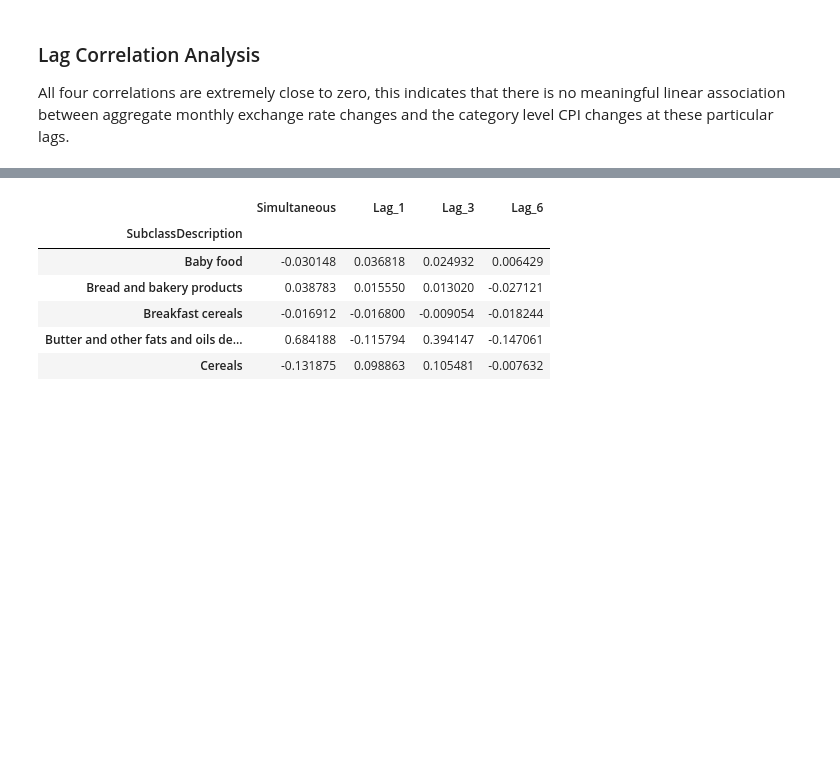
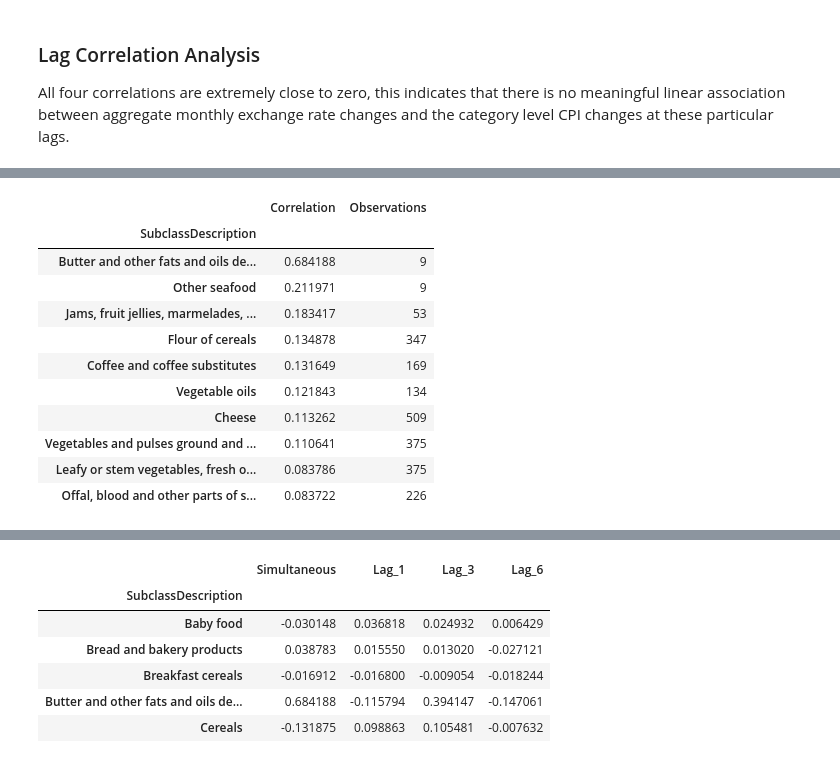
Before and after one commit to MasindiManaga/ERPT_ML_Research, a Jupyter notebook: notebooks/04_Exploratory_Data_Analysis.ipynb, the cells around one changed output, grey strips where cells are left out. Saved outputs shown, nothing was run; the diff lists cells and outputs as text; code cells hidden in the pictures; blank space fills up the shorter version.

```diff
--- a/notebooks/04_Exploratory_Data_Analysis.ipynb
+++ b/notebooks/04_Exploratory_Data_Analysis.ipynb
@@ -689,15 +689,13 @@ lag_correlations
 
 All four correlations are extremely close to zero, this indicates that there is no meaningful linear association between aggregate monthly exchange rate changes and the category level CPI changes at these particular lags.
 # %%
-# category-level correlations
+# calculate category-level correlations
 category_correlations = (
     eda_relationship
     .groupby("SubclassDescription")
     .apply(
-        lambda x: x["CPI_Change_Pct"]
-        .corr(x["ExchangeRate_Change_Pct"])
+        lambda group: group["CPI_Change_Pct"].corr(
+            group["ExchangeRate_Change_Pct"]
+        )
     )
-    .sort_values(ascending=False)
 )
-
-category_correlations.head(10)
@@ -731,0 +708,39 @@ dtype: float64
+# %%
+# count observations used in each correlation
+correlation_sample_sizes = (
+    eda_relationship.dropna(
+        subset=[
+            "CPI_Change_Pct",
+            "ExchangeRate_Change_Pct"
+        ]
+    )
+    .groupby("SubclassDescription")
+    .size()
+)
+
+category_correlation_summary = pd.concat(
+    [
+        category_correlations.rename("Correlation"),
+        correlation_sample_sizes.rename("Observations")
+    ],
+    axis=1
+)
+# %%
+# display the strongest positive correlations
+category_correlation_summary.sort_values(
+    "Correlation",
+    ascending=False
+).head(10)
+# %% [output]
+|  | Correlation | Observations |
+| SubclassDescription |  |  |
+| Butter and other fats and oils de... | 0.684188 | 9 |
+| Other seafood | 0.211971 | 9 |
+| Jams, fruit jellies, marmelades, ... | 0.183417 | 53 |
+| Flour of cereals | 0.134878 | 347 |
+| Coffee and coffee substitutes | 0.131649 | 169 |
+| Vegetable oils | 0.121843 | 134 |
+| Cheese | 0.113262 | 509 |
+| Vegetables and pulses ground and ... | 0.110641 | 375 |
+| Leafy or stem vegetables, fresh o... | 0.083786 | 375 |
+| Offal, blood and other parts of s... | 0.083722 | 226 |
```
Also changed, not shown: parts of 10 cells of this notebook.
